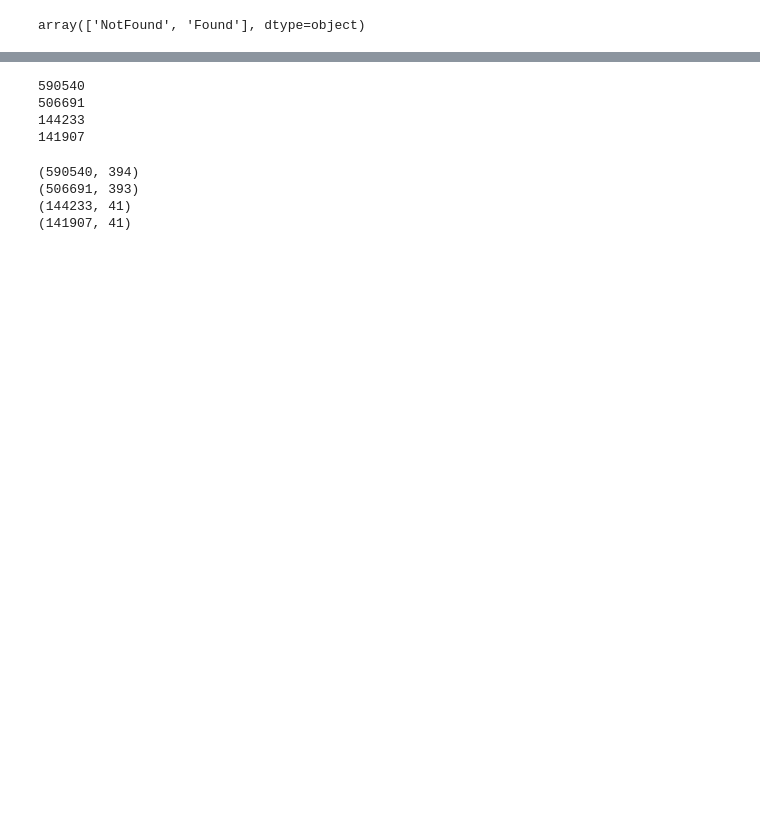
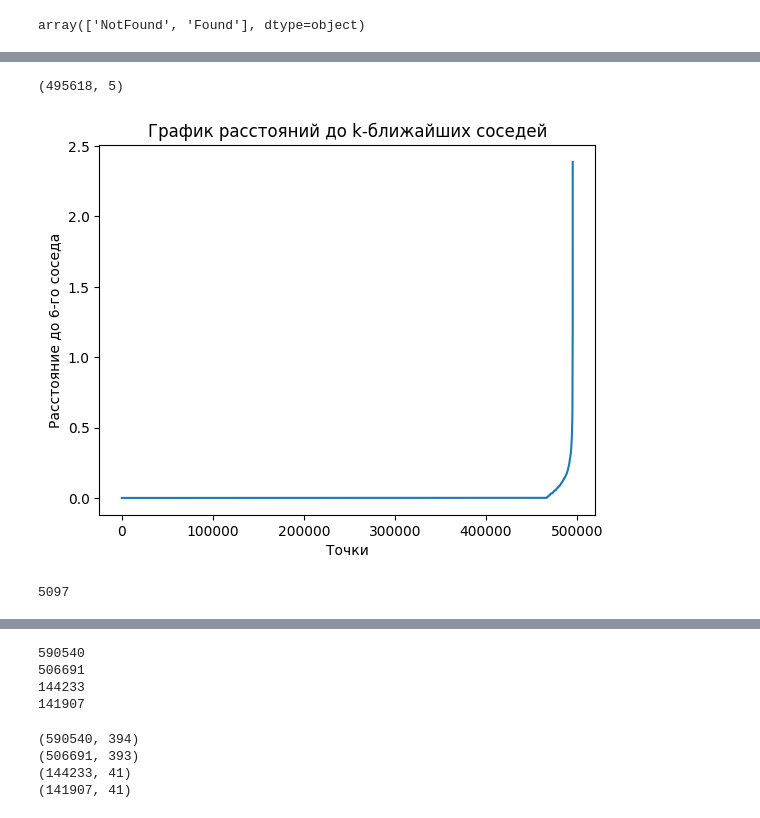
Before and after one commit to nastya-papulova/fraud_detection, a Jupyter notebook: exploration.ipynb, the cells around one changed output, grey strips where cells are left out. Saved outputs shown, nothing was run; the diff lists cells and outputs as text; code cells hidden in the pictures; blank space fills up the shorter version.

```diff
--- a/exploration.ipynb
+++ b/exploration.ipynb
@@ -49,0 +174,35 @@ Length: 394, dtype: object
+# %%
+from sklearn.decomposition import PCA
+import numpy as np
+import matplotlib.pyplot as plt
+
+pca = PCA(n_components=5)
+features_pca = pca.fit_transform(clients)
+# %%
+features_pca.shape
+# %% [output]
+(495618, 5)
+# %%
+from sklearn.neighbors import NearestNeighbors
+import matplotlib.pyplot as plt
+import numpy as np
+
+# Масштабируем данные
+from sklearn.preprocessing import StandardScaler
+scaler = StandardScaler()
+features_scaled = scaler.fit_transform(features_pca)
+
+# Ищем расстояния до ближайших соседей
+nearest_neighbors = NearestNeighbors(n_neighbors=6)  # min_samples = 5
+nearest_neighbors.fit(features_scaled)
+distances, indices = nearest_neighbors.kneighbors(features_scaled)
+
+# Сортируем расстояния и строим график
+distances = np.sort(distances[:, -1])  # Берем расстояния до k-го соседа
+plt.plot(distances)
+plt.xlabel("Точки")
+plt.ylabel("Расстояние до 6-го соседа")
+plt.title("График расстояний до k-ближайших соседей")
+plt.show()
+# %% [output]
+[figure, added]
@@ -49,0 +213,4 @@ Length: 394, dtype: object
+# %%
+len(np.unique(clusters))
+# %% [output]
+5097
```
Also changed, not shown: parts of 19 cells of this notebook.
